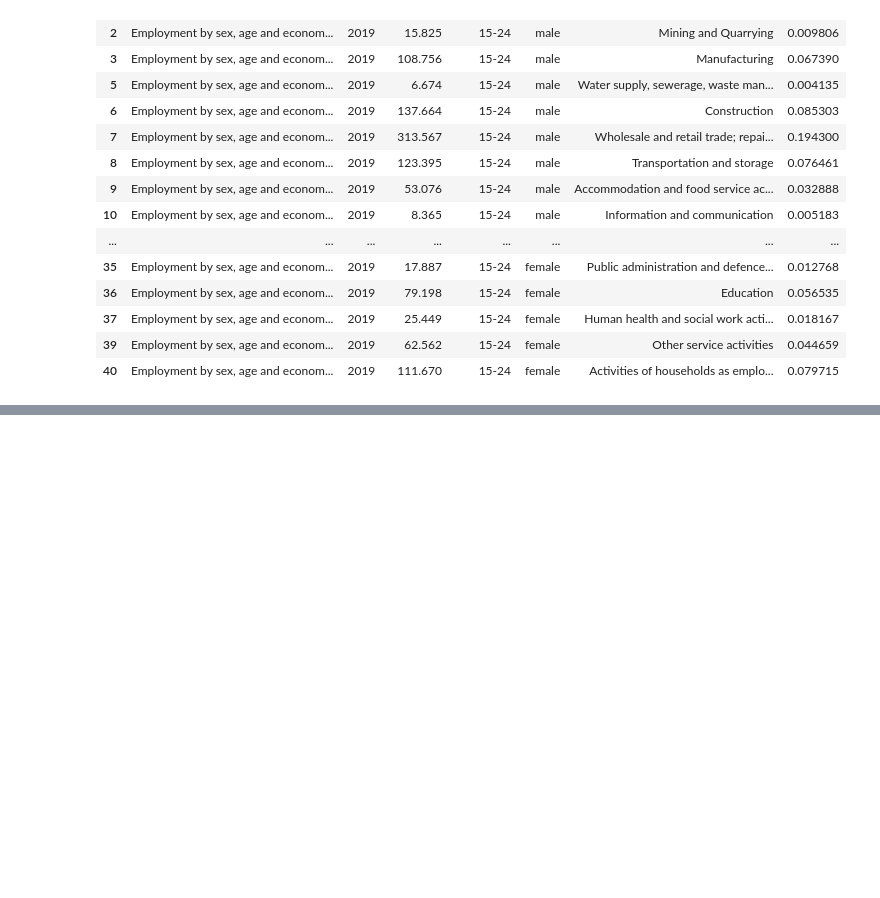
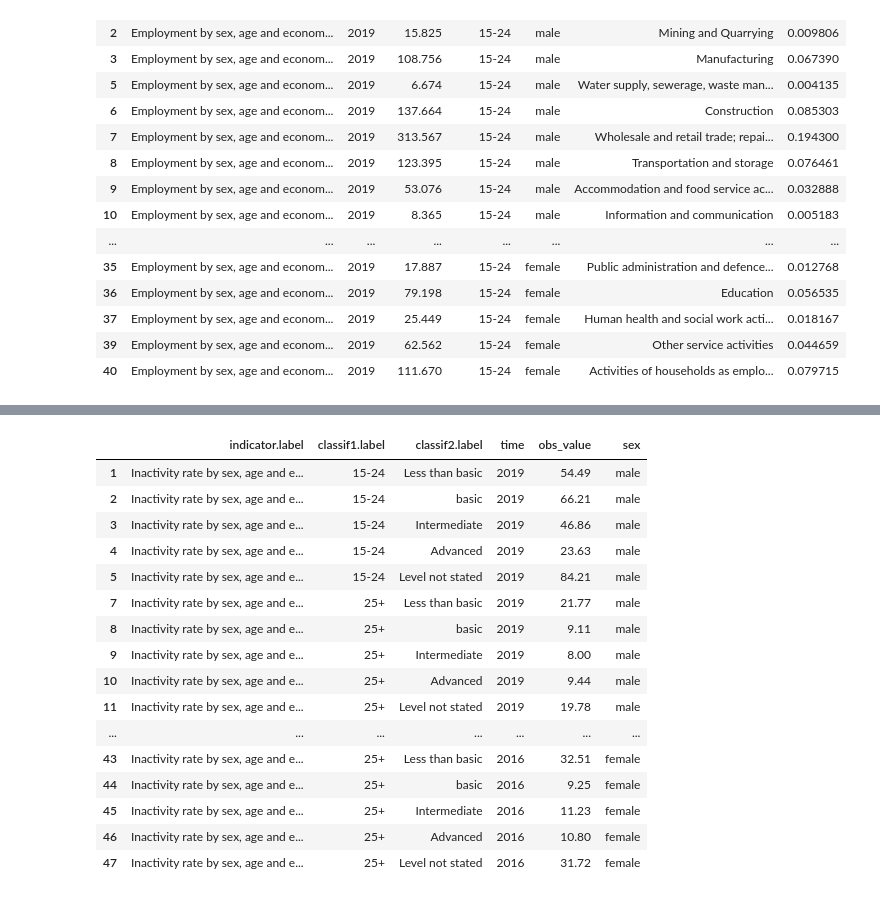
Before and after one commit to Lorraine254/Employment-index, a Jupyter notebook: Hackathon.ipynb, the cells around one changed output, grey strips where cells are left out. Saved outputs shown, nothing was run; the diff lists cells and outputs as text; code cells hidden in the pictures; blank space fills up the shorter version.

```diff
--- a/Hackathon.ipynb
+++ b/Hackathon.ipynb
@@ -710,0 +834,37 @@ df_15_24
+# %%
+# load data
+#inactive_sex_age_edu_df = pd.read_csv('Inact_sex_age.csv')
+unemployment_sex_age_edu = pd.read_csv('Unemployment_sex_age_edu.csv')
+inactive_age_sex_age_edu = pd.read_csv('Inact_sex_age_edu.csv')
+inactive_age_sex_age_edu
+
+# cleaning
+sex_mapping = {
+    "Sex: Female": "female",
+    "Sex: Male": "male"
+}
+classif2_mapping = {
+    "Education (Aggregate levels): Total": "Total",
+    "Education (Aggregate levels): Less than basic": "Less than basic",
+    "Education (Aggregate levels): Basic":"basic",
+    "Education (Aggregate levels): Intermediate":"Intermediate",
+    "Education (Aggregate levels): Advanced":"Advanced",
+    "Education (Aggregate levels): Level not stated":"Level not stated"
+}
+classif1_mapping = {
+    "Age (Youth, adults): 15-24": "15-24",
+    "Age (Youth, adults): 25+": "25+"
+}
+
+# Apply mappings to create formatted columns
+inactive_age_sex_age_edu["sex"] = inactive_age_sex_age_edu["sex.label"].map(sex_mapping)
+inactive_age_sex_age_edu.drop(['sex.label'],axis=1,inplace=True)
+inactive_age_sex_age_edu ["classif2.label"] = inactive_age_sex_age_edu["classif2.label"].map(classif2_mapping)
+inactive_age_sex_age_edu ["classif1.label"] = inactive_age_sex_age_edu["classif1.label"].map(classif1_mapping)
+
+# dropping NaN values
+inactive_age_sex_age_edu.dropna(inplace=True)
+
+#Resetting the index
+inactive_age_sex_age_edu = inactive_age_sex_age_edu.reset_index(drop=True)
+inactive_age_sex_age_edu
@@ -710,0 +900,24 @@ df_15_24
+# %%
+# filetring based on the available
+target_years = [2019, 2016]
+inactive_age_sex_age_edu = inactive_age_sex_age_edu[inactive_age_sex_age_edu['time'].isin(target_years)]
+inactive_age_sex_age_edu = inactive_age_sex_age_edu[inactive_age_sex_age_edu['classif2.label'] != 'Total']
+inactive_age_sex_age_edu
+# %% [output]
+|  | indicator.label | classif1.label | classif2.label | time | obs_value | sex |
+| 1 | Inactivity rate by sex, age and e... | 15-24 | Less than basic | 2019 | 54.49 | male |
+| 2 | Inactivity rate by sex, age and e... | 15-24 | basic | 2019 | 66.21 | male |
+| 3 | Inactivity rate by sex, age and e... | 15-24 | Intermediate | 2019 | 46.86 | male |
+| 4 | Inactivity rate by sex, age and e... | 15-24 | Advanced | 2019 | 23.63 | male |
+| 5 | Inactivity rate by sex, age and e... | 15-24 | Level not stated | 2019 | 84.21 | male |
+| 7 | Inactivity rate by sex, age and e... | 25+ | Less than basic | 2019 | 21.77 | male |
+| 8 | Inactivity rate by sex, age and e... | 25+ | basic | 2019 | 9.11 | male |
+| 9 | Inactivity rate by sex, age and e... | 25+ | Intermediate | 2019 | 8.00 | male |
+| 10 | Inactivity rate by sex, age and e... | 25+ | Advanced | 2019 | 9.44 | male |
+| 11 | Inactivity rate by sex, age and e... | 25+ | Level not stated | 2019 | 19.78 | male |
+| ... | ... | ... | ... | ... | ... | ... |
+| 43 | Inactivity rate by sex, age and e... | 25+ | Less than basic | 2016 | 32.51 | female |
+| 44 | Inactivity rate by sex, age and e... | 25+ | basic | 2016 | 9.25 | female |
+| 45 | Inactivity rate by sex, age and e... | 25+ | Intermediate | 2016 | 11.23 | female |
+| 46 | Inactivity rate by sex, age and e... | 25+ | Advanced | 2016 | 10.80 | female |
+| 47 | Inactivity rate by sex, age and e... | 25+ | Level not stated | 2016 | 31.72 | female |
```
Also changed, not shown: parts of 12 cells of this notebook, 4 other files.
